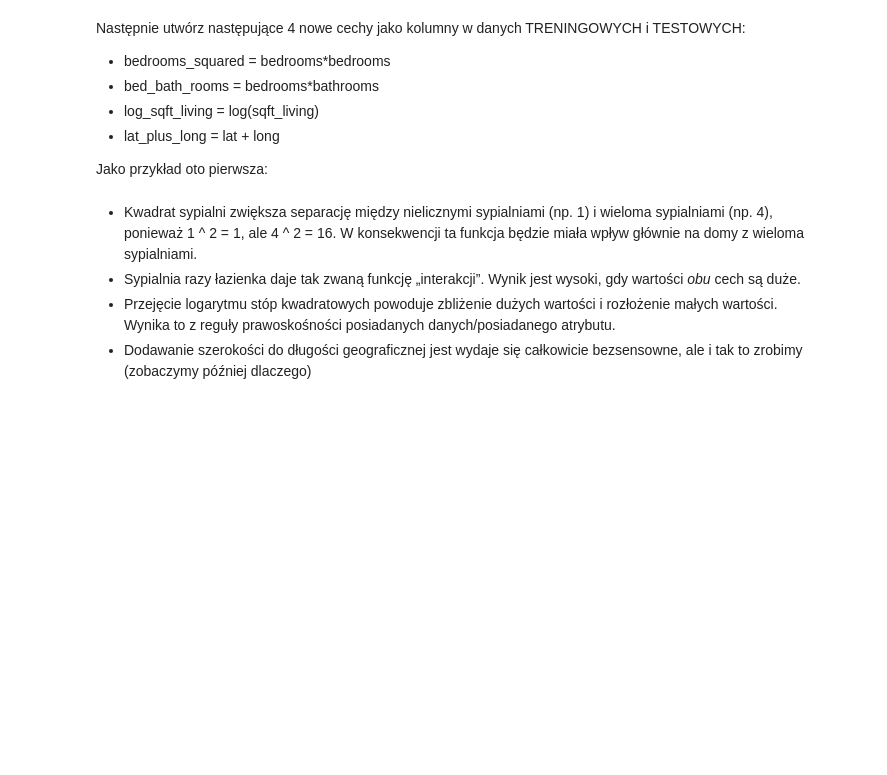
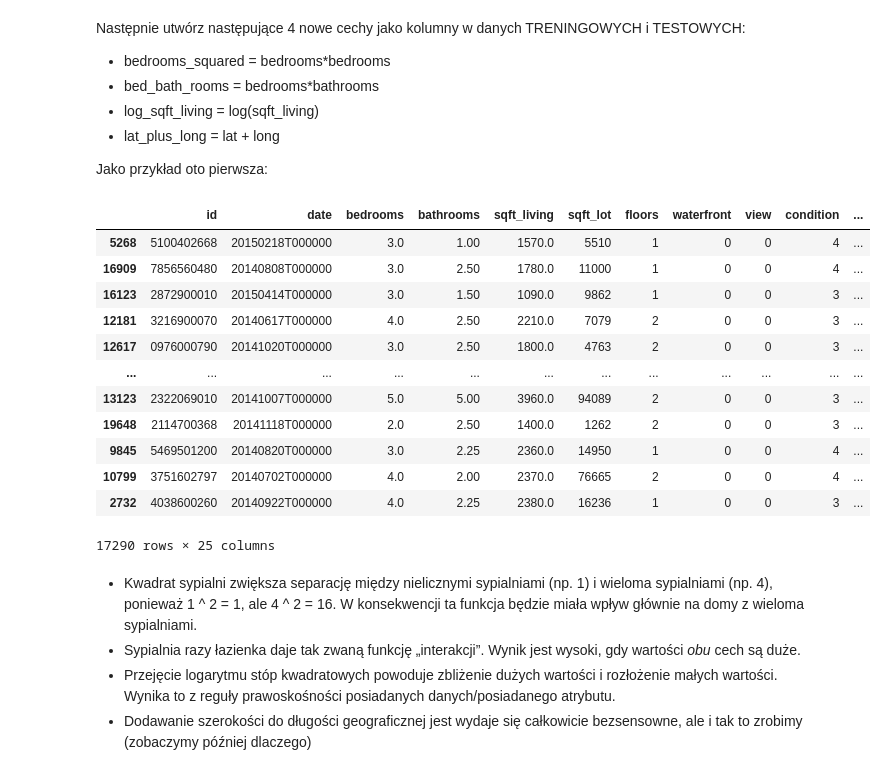
Before and after one commit to legeof008/saris-2024, a Jupyter notebook: ZMUM 2 - Regresja wieloraka i metoda gradientowa.ipynb, the cells around one changed output. Drawn from its saved outputs; the diff is of its cells as text; code cells hidden in the pictures; blank space fills up the shorter version.

```diff
--- a/ZMUM 2 - Regresja wieloraka i metoda gradientowa.ipynb
+++ b/ZMUM 2 - Regresja wieloraka i metoda gradientowa.ipynb
@@ -122,3 +118,29 @@ X_test['bedrooms_squared'] = X_test['bedrooms'].apply(lambda x: x**2)
+# %%
+# utwórz pozostałe 3 funkcje zarówno w danych TRENINGOWYCH, jak i TESTOWYCH
+X_train['log_sqft_living'] = X_train['sqft_living'].apply(lambda x: log(x))
+X_test['log_sqft_living'] = X_test['sqft_living'].apply(lambda x: log(x))
+
+X_train['bed_bath_rooms'] = np.multiply(X_train['bathrooms'],X_train['bedrooms'])
+X_test['bed_bath_rooms'] = np.multiply(X_test['bathrooms'],X_test['bedrooms'])
+
+X_train['lat_plus_long'] = np.add(X_train['lat'],X_train['long'])
+X_test['lat_plus_long'] = np.add(X_test['lat'],X_test['long'])
+
+X_train
+# %% [output]
+|  | id | date | bedrooms | bathrooms | sqft_living | sqft_lot | floors | waterfront | view | condition | ... |
+| 5268 | 5100402668 | 20150218T000000 | 3.0 | 1.00 | 1570.0 | 5510 | 1 | 0 | 0 | 4 | ... |
+| 16909 | 7856560480 | 20140808T000000 | 3.0 | 2.50 | 1780.0 | 11000 | 1 | 0 | 0 | 4 | ... |
+| 16123 | 2872900010 | 20150414T000000 | 3.0 | 1.50 | 1090.0 | 9862 | 1 | 0 | 0 | 3 | ... |
+| 12181 | 3216900070 | 20140617T000000 | 4.0 | 2.50 | 2210.0 | 7079 | 2 | 0 | 0 | 3 | ... |
+| 12617 | 0976000790 | 20141020T000000 | 3.0 | 2.50 | 1800.0 | 4763 | 2 | 0 | 0 | 3 | ... |
+| ... | ... | ... | ... | ... | ... | ... | ... | ... | ... | ... | ... |
+| 13123 | 2322069010 | 20141007T000000 | 5.0 | 5.00 | 3960.0 | 94089 | 2 | 0 | 0 | 3 | ... |
+| 19648 | 2114700368 | 20141118T000000 | 2.0 | 2.50 | 1400.0 | 1262 | 2 | 0 | 0 | 3 | ... |
+| 9845 | 5469501200 | 20140820T000000 | 3.0 | 2.25 | 2360.0 | 14950 | 1 | 0 | 0 | 4 | ... |
+| 10799 | 3751602797 | 20140702T000000 | 4.0 | 2.00 | 2370.0 | 76665 | 2 | 0 | 0 | 4 | ... |
+| 2732 | 4038600260 | 20140922T000000 | 4.0 | 2.25 | 2380.0 | 16236 | 1 | 0 | 0 | 3 | ... |
+17290 rows × 25 columns
 # %% [markdown]
 * Kwadrat sypialni zwiększa separację między nielicznymi sypialniami (np. 1) i wieloma sypialniami (np. 4), ponieważ 1 ^ 2 = 1, ale 4 ^ 2 = 16. W konsekwencji ta funkcja będzie miała wpływ głównie na domy z wieloma sypialniami.
 * Sypialnia razy łazienka daje tak zwaną funkcję „interakcji”. Wynik jest wysoki, gdy  wartości *obu* cech są duże.
```
Also changed, not shown: parts of 10 cells of this notebook.
